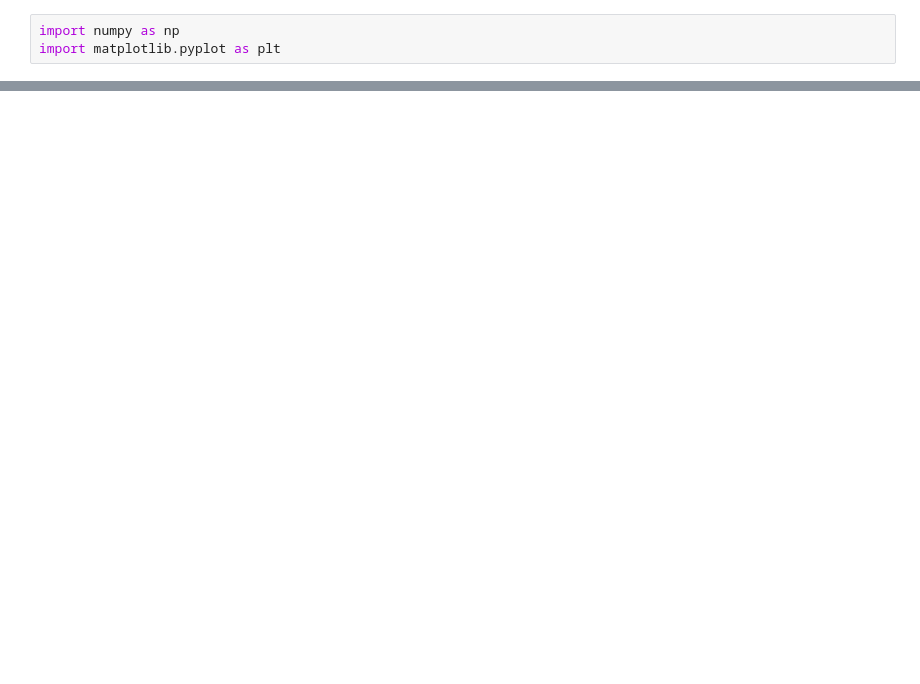
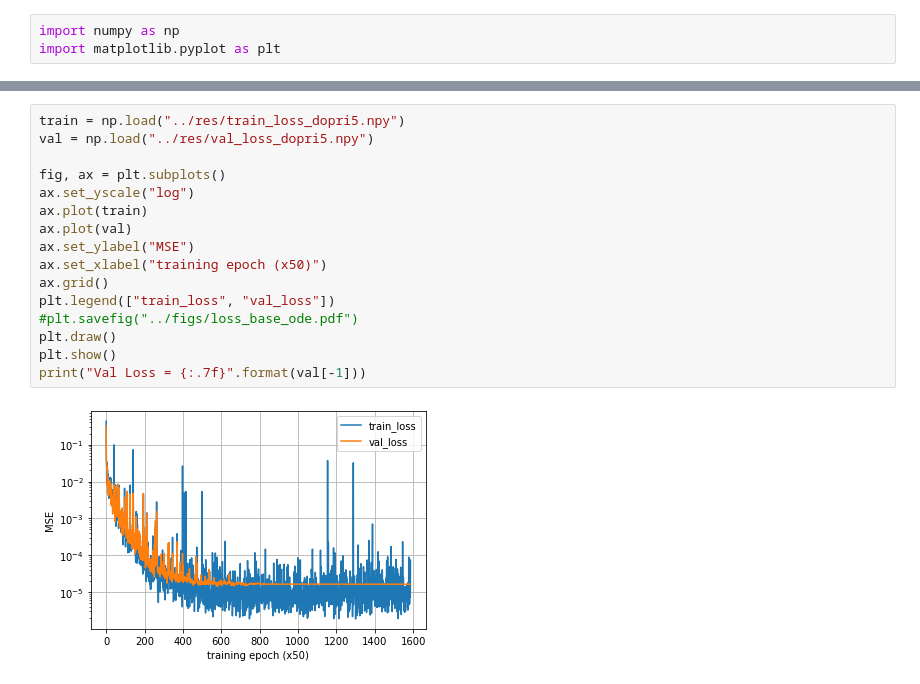
Before and after one commit to FeiGSSS/Control, a Jupyter notebook: notebooks/plot_loss.ipynb, the cells around one changed output, grey strips where cells are left out. Saved outputs shown, nothing was run; the diff lists cells and outputs as text; blank space fills up the shorter version.

```diff
--- a/notebooks/plot_loss.ipynb
+++ b/notebooks/plot_loss.ipynb
@@ -22,0 +23,18 @@ Val Loss = 0.0000040
+# %%
+train = np.load("../res/train_loss_dopri5.npy")
+val = np.load("../res/val_loss_dopri5.npy")
+
+fig, ax = plt.subplots()
+ax.set_yscale("log")
+ax.plot(train)
+ax.plot(val)
+ax.set_ylabel("MSE")
+ax.set_xlabel("training epoch (x50)")
+ax.grid()
+plt.legend(["train_loss", "val_loss"])
+#plt.savefig("../figs/loss_base_ode.pdf")
+plt.draw()
+plt.show()
+print("Val Loss = {:.7f}".format(val[-1]))
+# %% [output]
+[figure, added]
```
Also changed, not shown: parts of 2 cells of this notebook, 12 other files.
